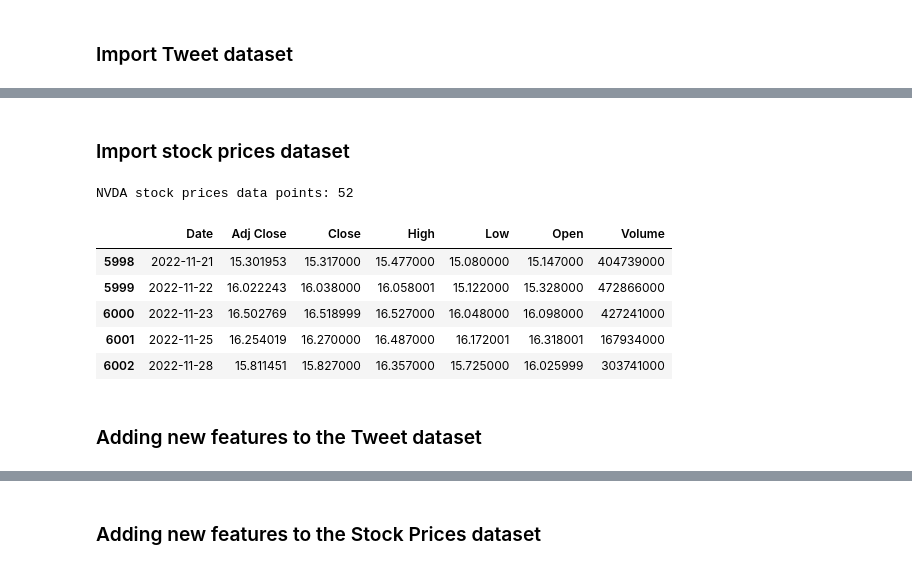
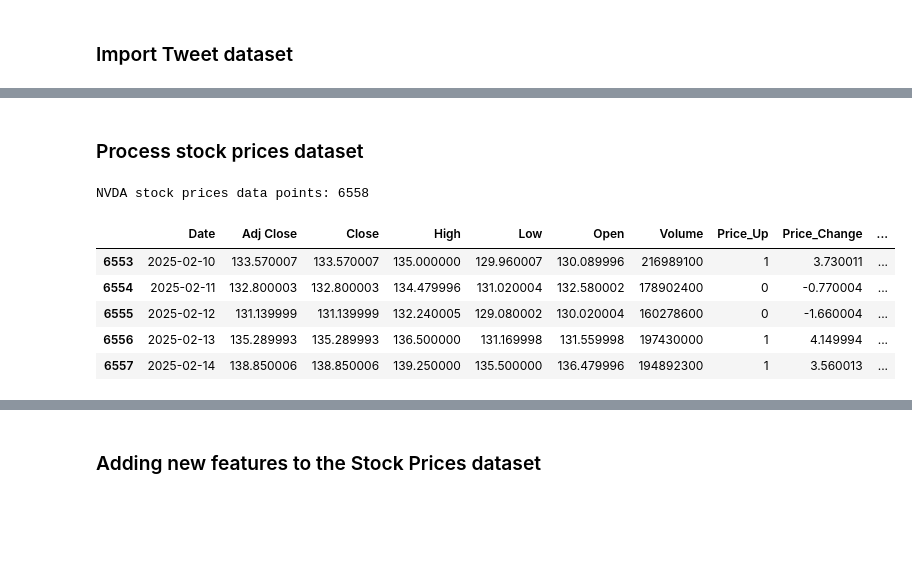
Before and after one commit to adelriosantiago/tweet-stock-sentiment, a Jupyter notebook: get-prediction.ipynb, the cells around one changed output, grey strips where cells are left out. Cells and saved outputs as stored; diff of their text form; code cells hidden in the pictures; blank space fills up the shorter version.

```diff
--- a/get-prediction.ipynb
+++ b/get-prediction.ipynb
@@ -63,28 +90,41 @@ First date: 2022-11-21, Last date: 2023-02-06
 # %% [markdown]
-### Import stock prices dataset
+### Process stock prices dataset
 # %%
 # Import NVDA daily stock prices CSV into a DataFrame
 nvda_prices = pd.read_csv(Path("data/nvda-daily-stock-prices.csv"))
 
-# Truncate to only the date range of the tweets
-nvda_prices['Date'] = pd.to_datetime(nvda_prices['Date']).dt.date
-nvda_prices = nvda_prices[(nvda_prices['Date'] >= firstDate) & (nvda_prices['Date'] <= lastDate)]
-
 # Sort by Date ascending
 nvda_prices = nvda_prices.sort_values(by='Date')
+
+# Add if the stock price increased compared to the previous day
+nvda_prices['Price_Up'] = 0
+nvda_prices['Price_Change'] = 0.0
+nvda_prices['Price_Change_Pct'] = 0.0
+
+for i in range(1, len(nvda_prices)):
+    if nvda_prices.at[i, 'Close'] > nvda_prices.at[i - 1, 'Close']:
+        nvda_prices.at[i, 'Price_Up'] = 1
+    else:
+        nvda_prices.at[i, 'Price_Up'] = 0
+    nvda_prices.at[i, 'Price_Change'] = nvda_prices.at[i, 'Close'] - nvda_prices.at[i - 1, 'Close']
+    if nvda_prices.at[i - 1, 'Close'] != 0:
+        nvda_prices.at[i, 'Price_Change_Pct'] = (nvda_prices.at[i, 'Price_Change'] / nvda_prices.at[i - 1, 'Close']) * 100
+    else:
+        nvda_prices.at[i, 'Price_Change_Pct'] = 0.0
+
+# Save the updated stock prices DataFrame to a new CSV
+nvda_prices.to_csv(Path("data/nvda-daily-stock-prices-with-changes.csv"), index=False)
 
 # Amount of data
 print(f"NVDA stock prices data points: {len(nvda_prices)}")
 
 # Preview
-nvda_prices.head()
+nvda_prices.tail()
 # %% [output]
-NVDA stock prices data points: 52
+NVDA stock prices data points: 6558
-|  | Date | Adj Close | Close | High | Low | Open | Volume |
-| 5998 | 2022-11-21 | 15.301953 | 15.317000 | 15.477000 | 15.080000 | 15.147000 | 404739000 |
-| 5999 | 2022-11-22 | 16.022243 | 16.038000 | 16.058001 | 15.122000 | 15.328000 | 472866000 |
-| 6000 | 2022-11-23 | 16.502769 | 16.518999 | 16.527000 | 16.048000 | 16.098000 | 427241000 |
-| 6001 | 2022-11-25 | 16.254019 | 16.270000 | 16.487000 | 16.172001 | 16.318001 | 167934000 |
-| 6002 | 2022-11-28 | 15.811451 | 15.827000 | 16.357000 | 15.725000 | 16.025999 | 303741000 |
+|  | Date | Adj Close | Close | High | Low | Open | Volume | Price_Up | Price_Change | ... |
+| 6553 | 2025-02-10 | 133.570007 | 133.570007 | 135.000000 | 129.960007 | 130.089996 | 216989100 | 1 | 3.730011 | ... |
+| 6554 | 2025-02-11 | 132.800003 | 132.800003 | 134.479996 | 131.020004 | 132.580002 | 178902400 | 0 | -0.770004 | ... |
+| 6555 | 2025-02-12 | 131.139999 | 131.139999 | 132.240005 | 129.080002 | 130.020004 | 160278600 | 0 | -1.660004 | ... |
+| 6556 | 2025-02-13 | 135.289993 | 135.289993 | 136.500000 | 131.169998 | 131.559998 | 197430000 | 1 | 4.149994 | ... |
+| 6557 | 2025-02-14 | 138.850006 | 138.850006 | 139.250000 | 135.500000 | 136.479996 | 194892300 | 1 | 3.560013 | ... |
-# %% [markdown]
-### Adding new features to the Tweet dataset
```
Also changed, not shown: parts of 4 cells of this notebook.
